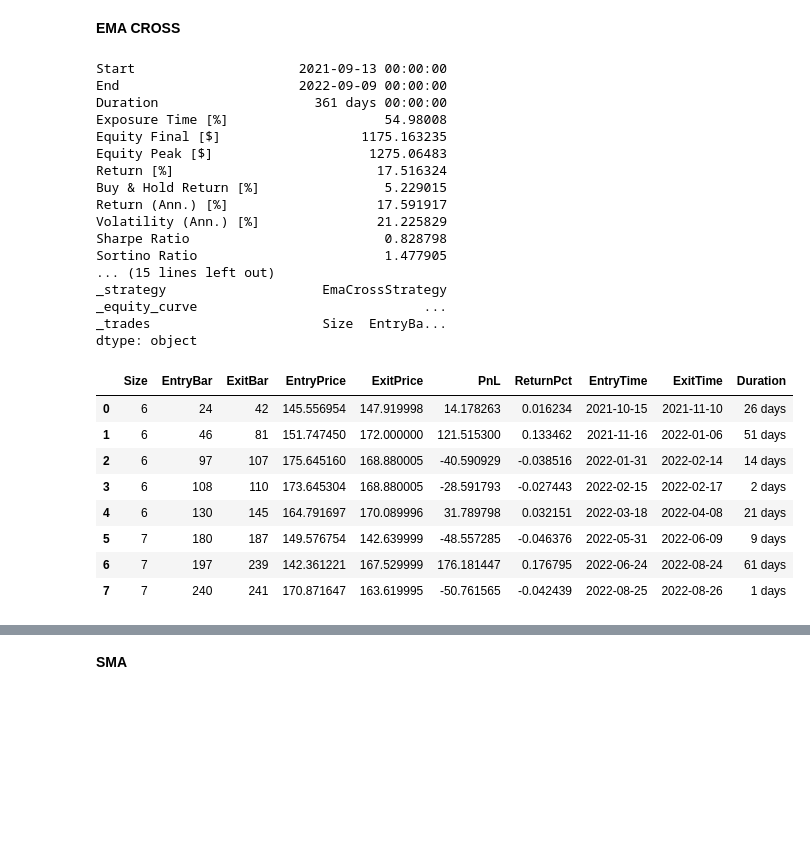
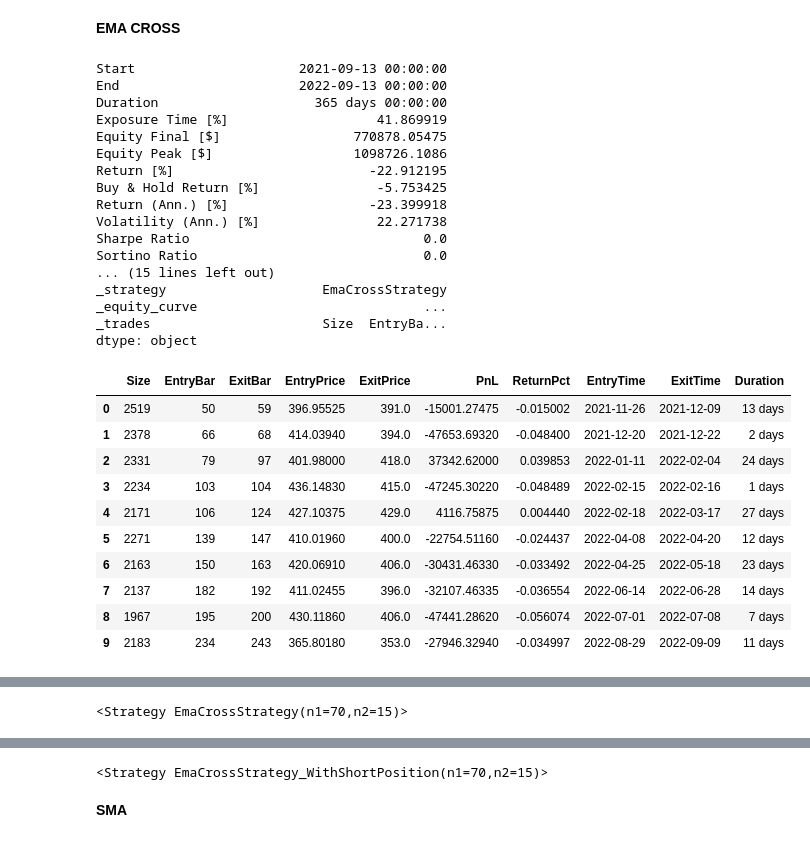
Before and after one commit to simari1/SystemTrade, a Jupyter notebook: Backtesting.py/DoBacktesting.ipynb, the cells around one changed output, grey strips where cells are left out. Cells and saved outputs as stored; diff of their text form; code cells hidden in the pictures; blank space fills up the shorter version.

```diff
--- a/Backtesting.py/DoBacktesting.ipynb
+++ b/Backtesting.py/DoBacktesting.ipynb
@@ -20,6 +20,7 @@ end = datetime.date.today()
 # data = web.DataReader('SPYD', 'yahoo', start, end)
 # data = web.DataReader('1321.T', 'yahoo', start, end)
 # data = web.DataReader('1570.T', 'yahoo', start, end)  #NEXT FUNDS 日経平均レバレッジ・インデックス連動型上場投信
+data = web.DataReader('1357.T', 'yahoo', start, end)  #NEXT FUNDS 日経平均ダブルインバース・インデックス連動型上場投信
 # data = web.DataReader('^N225', 'yahoo', start, end)
 # data = web.DataReader('AAPL', 'yahoo', start, end)
 data = data.astype("double")
@@ -27,4 +28,9 @@ print(data)
 
 initial = 1000000
 fname = f"html/plot-"
+
+#position
+#0 ... display "only long" result
+#1 ... display both "only long" and "long and short" result
+position = 1
 # %% [output]
@@ -124,49 +249,83 @@ bt = Backtest(
     exclusive_orders=True #自動でポジションをクローズ(オープン)
 )
 
 output = bt.run() # バックテスト実行
 print(output) # 実行結果(データ)
 display(output._trades)
 bt.plot(filename = fname + str(output._strategy) + ".html")
 
 #最適化
 p = psutil.Process()
 p.nice(psutil.HIGH_PRIORITY_CLASS)
 
 output2=bt.optimize(\
     n1=range(10, 100, 10),\
     n2=range(10, 200, 5),\
     maximize='Equity Final [$]',\
     method='grid',\
     max_tries = 100)
 print(output2)
 display(output2._trades)
 display(output2._strategy)
 bt.plot(filename = fname + str(output._strategy) + "_optimize.html")
+
+if position == 1:
+    # バックテストを設定
+    bt = Backtest(
+        data, # チャートデータ
+        btstEMA.EmaCrossStrategy_WithShortPosition, # 売買戦略
+        cash=initial, # 最初の所持金
+        commission=0.00495, # 取引手数料
+        margin=1.0, # レバレッジ倍率の逆数（0.5で2倍レバレッジ）
+        trade_on_close=True, # True：現在の終値で取引，False：次の時間の始値で取引
+        exclusive_orders=True #自動でポジションをクローズ(オープン)
+    )
+
+    output = bt.run() # バックテスト実行
+    print(output) # 実行結果(データ)
+    display(output._trades)
+    bt.plot(filename = fname + str(output._strategy) + ".html")
+
+    #最適化
+    p = psutil.Process()
+    p.nice(psutil.HIGH_PRIORITY_CLASS)
+
+    output2=bt.optimize(\
+        n1=range(10, 100, 10),\
+        n2=range(10, 200, 5),\
+        maximize='Equity Final [$]',\
+        method='grid',\
+        max_tries = 100)
+    print(output2)
+    display(output2._trades)
+    display(output2._strategy)
+    bt.plot(filename = fname + str(output._strategy) + "_optimize.html")
 # %% [output]
 Start                     2021-09-13 00:00:00
-End                       2022-09-09 00:00:00
-Duration                    361 days 00:00:00
-Exposure Time [%]                    54.98008
-Equity Final [$]                  1175.163235
-Equity Peak [$]                    1275.06483
-Return [%]                          17.516324
-Buy & Hold Return [%]                5.229015
-Return (Ann.) [%]                   17.591917
-Volatility (Ann.) [%]               21.225829
-Sharpe Ratio                         0.828798
-Sortino Ratio                        1.477905
+End                       2022-09-13 00:00:00
+Duration                    365 days 00:00:00
+Exposure Time [%]                   41.869919
+Equity Final [$]                 770878.05475
+Equity Peak [$]                  1098726.1086
+Return [%]                         -22.912195
+Buy & Hold Return [%]               -5.753425
+Return (Ann.) [%]                  -23.399918
+Volatility (Ann.) [%]               22.271738
+Sharpe Ratio                              0.0
+Sortino Ratio                             0.0
 ... (15 lines left out)
 _strategy                    EmaCrossStrategy
 _equity_curve                             ...
 _trades                      Size  EntryBa...
 dtype: object
 |  | Size | EntryBar | ExitBar | EntryPrice | ExitPrice | PnL | ReturnPct | EntryTime | ExitTime | Duration |
-| 0 | 6 | 24 | 42 | 145.556954 | 147.919998 | 14.178263 | 0.016234 | 2021-10-15 | 2021-11-10 | 26 days |
-| 1 | 6 | 46 | 81 | 151.747450 | 172.000000 | 121.515300 | 0.133462 | 2021-11-16 | 2022-01-06 | 51 days |
-| 2 | 6 | 97 | 107 | 175.645160 | 168.880005 | -40.590929 | -0.038516 | 2022-01-31 | 2022-02-14 | 14 days |
-| 3 | 6 | 108 | 110 | 173.645304 | 168.880005 | -28.591793 | -0.027443 | 2022-02-15 | 2022-02-17 | 2 days |
-| 4 | 6 | 130 | 145 | 164.791697 | 170.089996 | 31.789798 | 0.032151 | 2022-03-18 | 2022-04-08 | 21 days |
-| 5 | 7 | 180 | 187 | 149.576754 | 142.639999 | -48.557285 | -0.046376 | 2022-05-31 | 2022-06-09 | 9 days |
-| 6 | 7 | 197 | 239 | 142.361221 | 167.529999 | 176.181447 | 0.176795 | 2022-06-24 | 2022-08-24 | 61 days |
-| 7 | 7 | 240 | 241 | 170.871647 | 163.619995 | -50.761565 | -0.042439 | 2022-08-25 | 2022-08-26 | 1 days |
+| 0 | 2519 | 50 | 59 | 396.95525 | 391.0 | -15001.27475 | -0.015002 | 2021-11-26 | 2021-12-09 | 13 days |
+| 1 | 2378 | 66 | 68 | 414.03940 | 394.0 | -47653.69320 | -0.048400 | 2021-12-20 | 2021-12-22 | 2 days |
+| 2 | 2331 | 79 | 97 | 401.98000 | 418.0 | 37342.62000 | 0.039853 | 2022-01-11 | 2022-02-04 | 24 days |
+| 3 | 2234 | 103 | 104 | 436.14830 | 415.0 | -47245.30220 | -0.048489 | 2022-02-15 | 2022-02-16 | 1 days |
+| 4 | 2171 | 106 | 124 | 427.10375 | 429.0 | 4116.75875 | 0.004440 | 2022-02-18 | 2022-03-17 | 27 days |
+| 5 | 2271 | 139 | 147 | 410.01960 | 400.0 | -22754.51160 | -0.024437 | 2022-04-08 | 2022-04-20 | 12 days |
+| 6 | 2163 | 150 | 163 | 420.06910 | 406.0 | -30431.46330 | -0.033492 | 2022-04-25 | 2022-05-18 | 23 days |
+| 7 | 2137 | 182 | 192 | 411.02455 | 396.0 | -32107.46335 | -0.036554 | 2022-06-14 | 2022-06-28 | 14 days |
+| 8 | 1967 | 195 | 200 | 430.11860 | 406.0 | -47441.28620 | -0.056074 | 2022-07-01 | 2022-07-08 | 7 days |
+| 9 | 2183 | 234 | 243 | 365.80180 | 353.0 | -27946.32940 | -0.034997 | 2022-08-29 | 2022-09-09 | 11 days |
@@ -173,0 +356 @@ Row(id='46146', ...)
+<Strategy EmaCrossStrategy(n1=70,n2=15)>
@@ -174,3 +420,4 @@ Row(id='46146', ...)
+<Strategy EmaCrossStrategy_WithShortPosition(n1=70,n2=15)>
 # %% [markdown]
 **SMA**
 # %%
```
Also changed, not shown: parts of 6 cells of this notebook, 6 other files.
